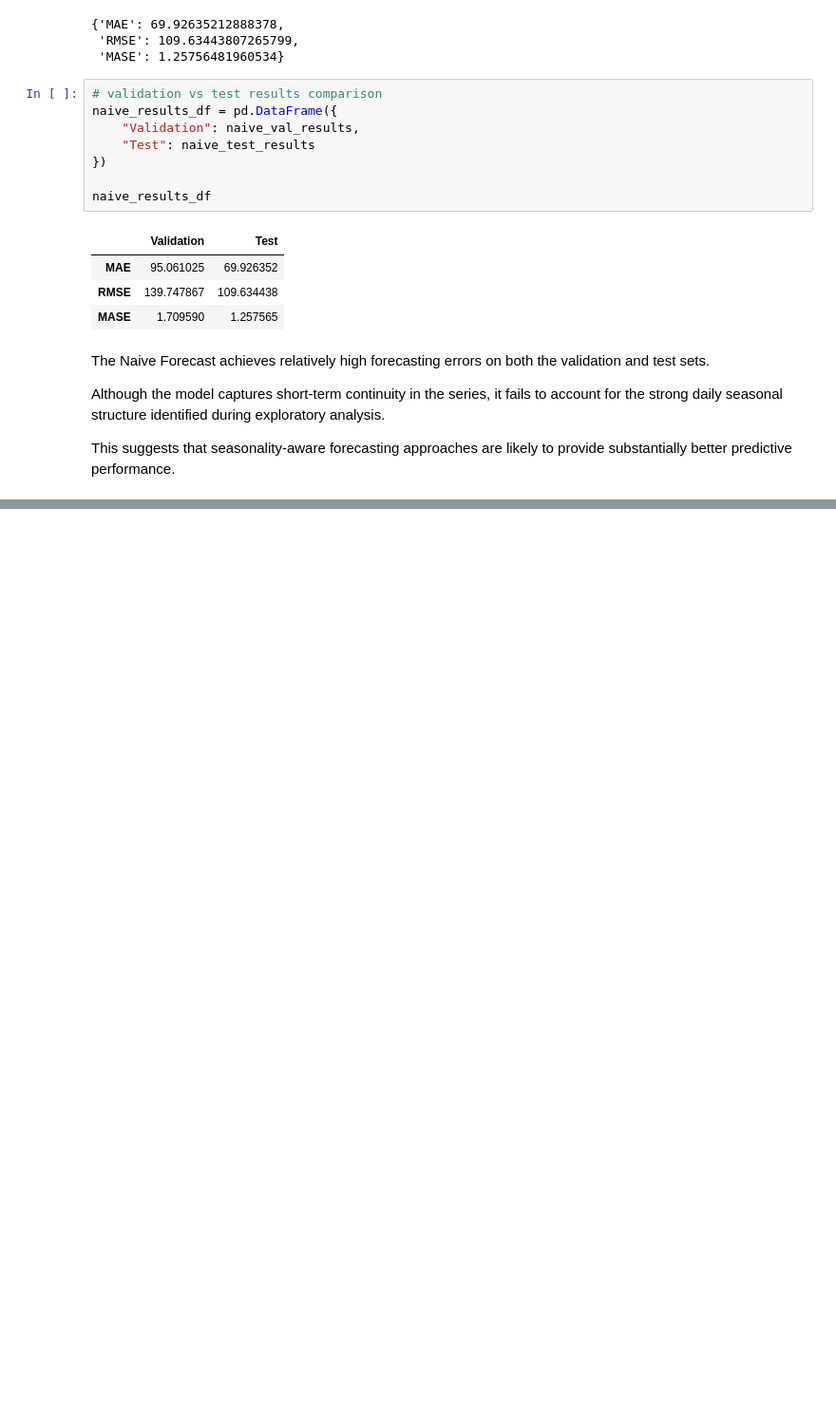
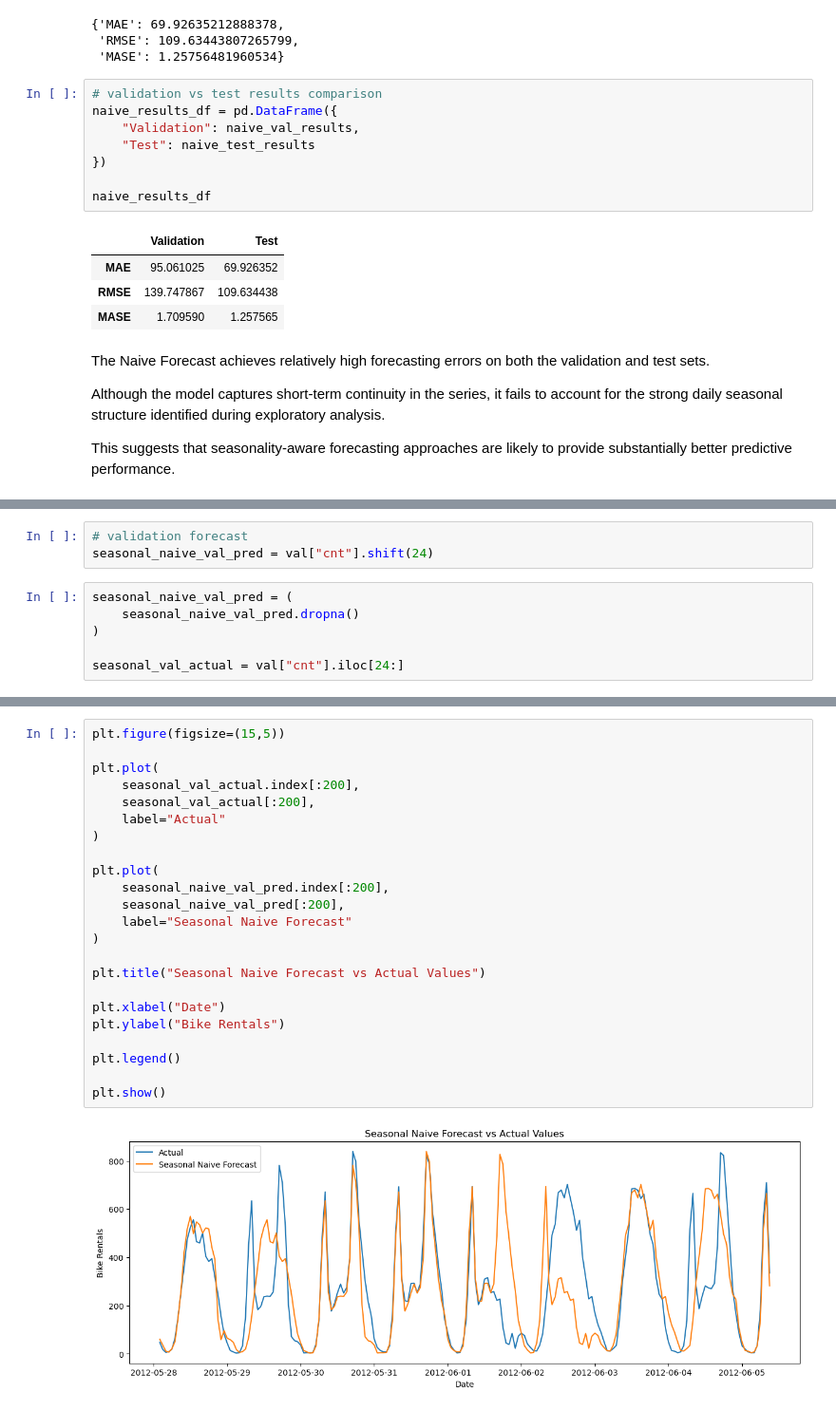
Before and after one commit to Kat-Pelka/RR_project, a Jupyter notebook: notebooks/02_baseline_models.ipynb, the cells around one changed output, grey strips where cells are left out. Shown at 95% size. Saved outputs shown, nothing was run; the diff lists cells and outputs as text; blank space fills up the shorter version.

Commit message:
Add seasonal naive forecasting model

```diff
--- a/notebooks/02_baseline_models.ipynb
+++ b/notebooks/02_baseline_models.ipynb
@@ -225,0 +238,9 @@ This suggests that seasonality-aware forecasting approaches are likely to provid
+# %%
+# validation forecast
+seasonal_naive_val_pred = val["cnt"].shift(24)
+# %%
+seasonal_naive_val_pred = (
+    seasonal_naive_val_pred.dropna()
+)
+
+seasonal_val_actual = val["cnt"].iloc[24:]
@@ -225,0 +260,25 @@ This suggests that seasonality-aware forecasting approaches are likely to provid
+# %%
+plt.figure(figsize=(15,5))
+
+plt.plot(
+    seasonal_val_actual.index[:200],
+    seasonal_val_actual[:200],
+    label="Actual"
+)
+
+plt.plot(
+    seasonal_naive_val_pred.index[:200],
+    seasonal_naive_val_pred[:200],
+    label="Seasonal Naive Forecast"
+)
+
+plt.title("Seasonal Naive Forecast vs Actual Values")
+
+plt.xlabel("Date")
+plt.ylabel("Bike Rentals")
+
+plt.legend()
+
+plt.show()
+# %% [output]
+[figure, added]
```
Also changed, not shown: parts of 10 cells of this notebook.
